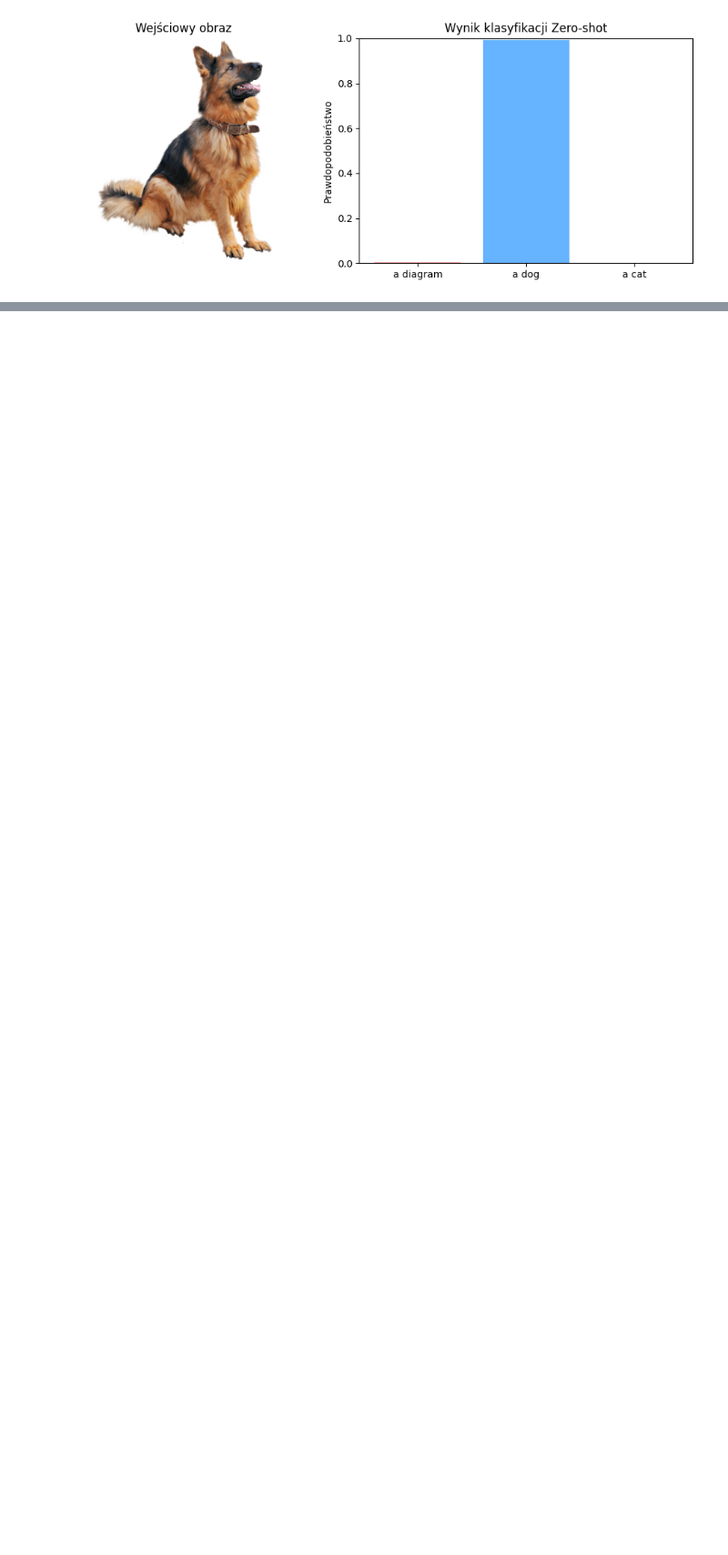
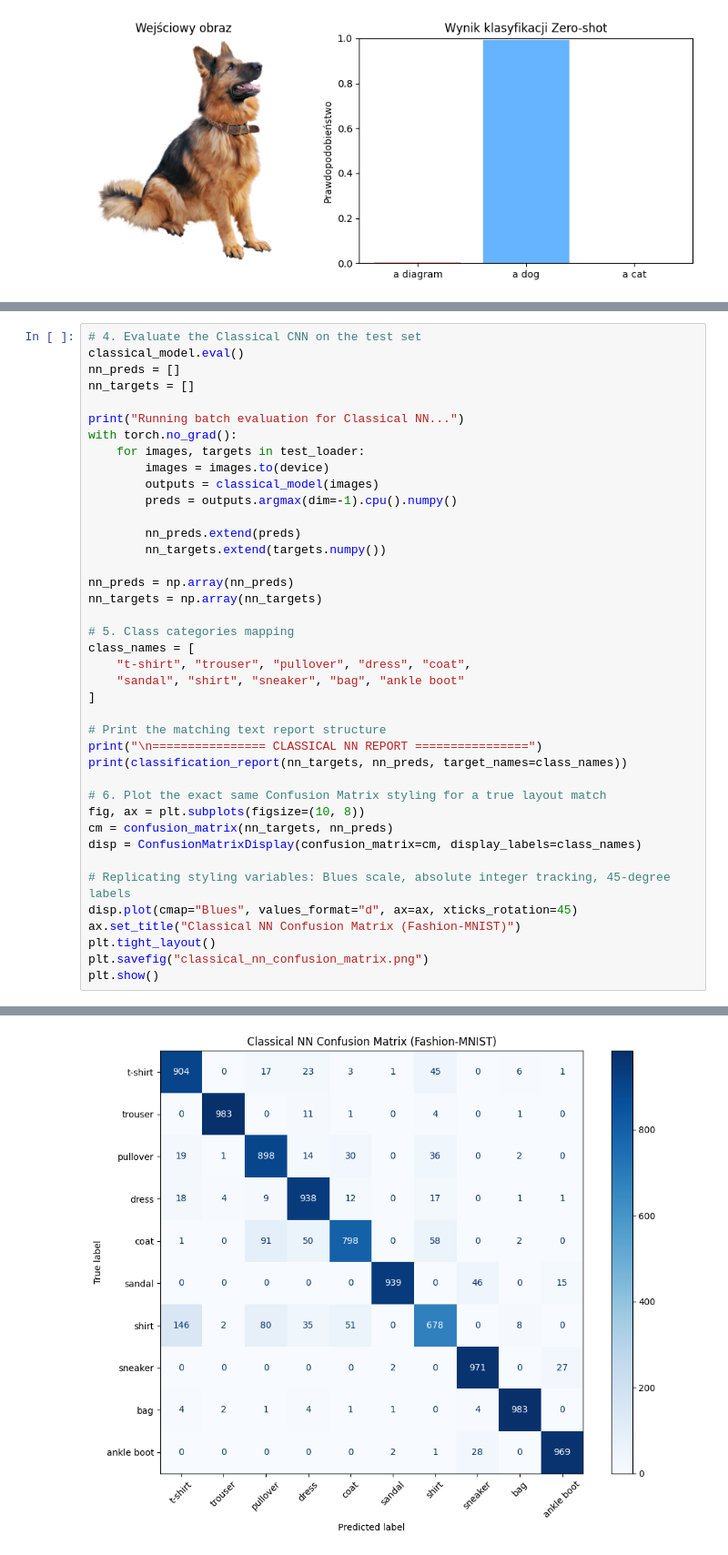
Before and after one commit to Einhartd/adom-clip, a Jupyter notebook: src/test_experiment.ipynb, the cells around one changed output, grey strips where cells are left out. Shown at 91% size. Drawn from its saved outputs; the diff is of its cells as text; blank space fills up the shorter version.

```diff
--- a/src/test_experiment.ipynb
+++ b/src/test_experiment.ipynb
@@ -56,0 +288,41 @@ plt.show()
+# %%
+# 4. Evaluate the Classical CNN on the test set
+classical_model.eval()
+nn_preds = []
+nn_targets = []
+
+print("Running batch evaluation for Classical NN...")
+with torch.no_grad():
+    for images, targets in test_loader:
+        images = images.to(device)
+        outputs = classical_model(images)
+        preds = outputs.argmax(dim=-1).cpu().numpy()
+
+        nn_preds.extend(preds)
+        nn_targets.extend(targets.numpy())
+
+nn_preds = np.array(nn_preds)
+nn_targets = np.array(nn_targets)
+
+# 5. Class categories mapping
+class_names = [
+    "t-shirt", "trouser", "pullover", "dress", "coat",
+    "sandal", "shirt", "sneaker", "bag", "ankle boot"
+]
+
+# Print the matching text report structure
+print("\n================ CLASSICAL NN REPORT ================")
+print(classification_report(nn_targets, nn_preds, target_names=class_names))
+
+# 6. Plot the exact same Confusion Matrix styling for a true layout match
+fig, ax = plt.subplots(figsize=(10, 8))
+cm = confusion_matrix(nn_targets, nn_preds)
+disp = ConfusionMatrixDisplay(confusion_matrix=cm, display_labels=class_names)
+
+# Replicating styling variables: Blues scale, absolute integer tracking, 45-degree labels
+disp.plot(cmap="Blues", values_format="d", ax=ax, xticks_rotation=45)
+ax.set_title("Classical NN Confusion Matrix (Fashion-MNIST)")
+plt.tight_layout()
+plt.savefig("classical_nn_confusion_matrix.png")
+plt.show()
+# %% [output]
@@ -56,0 +348 @@ plt.show()
+[figure, added]
```
Also changed, not shown: parts of 6 cells of this notebook, 12 other files.
